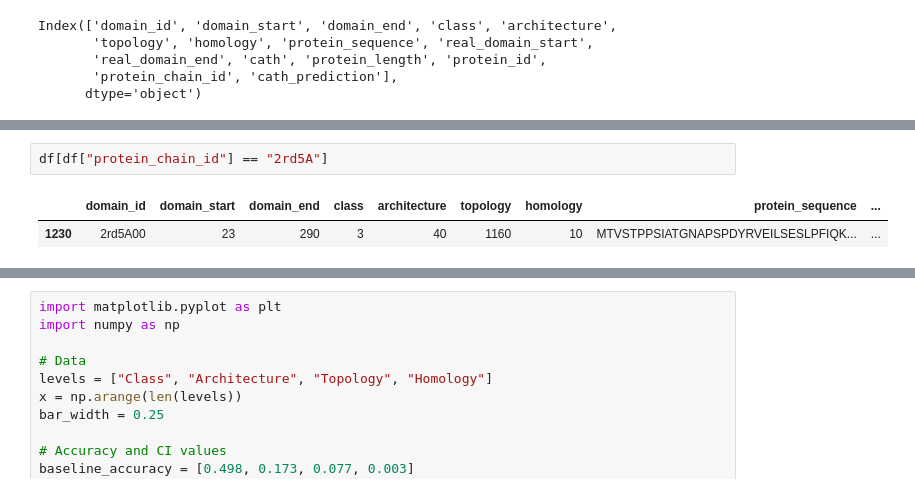
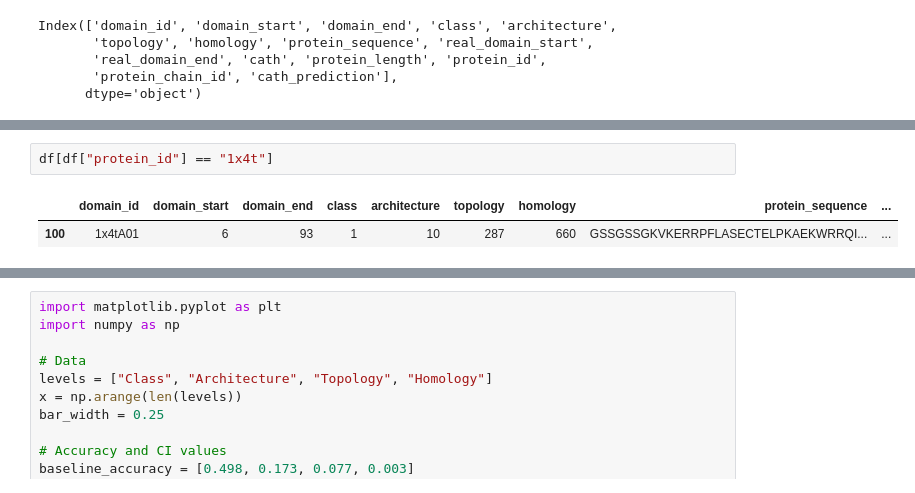
Before and after one commit to marcbeil/protein-prediction-project, a Jupyter notebook: src/domain_cath/visualize_predictions.ipynb, the cells around one changed output, grey strips where cells are left out. Cells and saved outputs as stored; diff of their text form.

```diff
--- a/src/domain_cath/visualize_predictions.ipynb
+++ b/src/domain_cath/visualize_predictions.ipynb
@@ -131,8 +147,8 @@ def visualize_cath_predictions(df, output_dir, num_visualizations=5):
 # %%
-df[df["protein_chain_id"] == "2rd5A"]
+df[df["protein_id"] == "1x4t"]
 # %% [output]
 |  | domain_id | domain_start | domain_end | class | architecture | topology | homology | protein_sequence | ... |
-| 1230 | 2rd5A00 | 23 | 290 | 3 | 40 | 1160 | 10 | MTVSTPPSIATGNAPSPDYRVEILSESLPFIQK... | ... |
+| 100 | 1x4tA01 | 6 | 93 | 1 | 10 | 287 | 660 | GSSGSSGKVKERRPFLASECTELPKAEKWRRQI... | ... |
 # %%
 import os
 import py3Dmol
```
Also changed, not shown: parts of 2 cells of this notebook.
